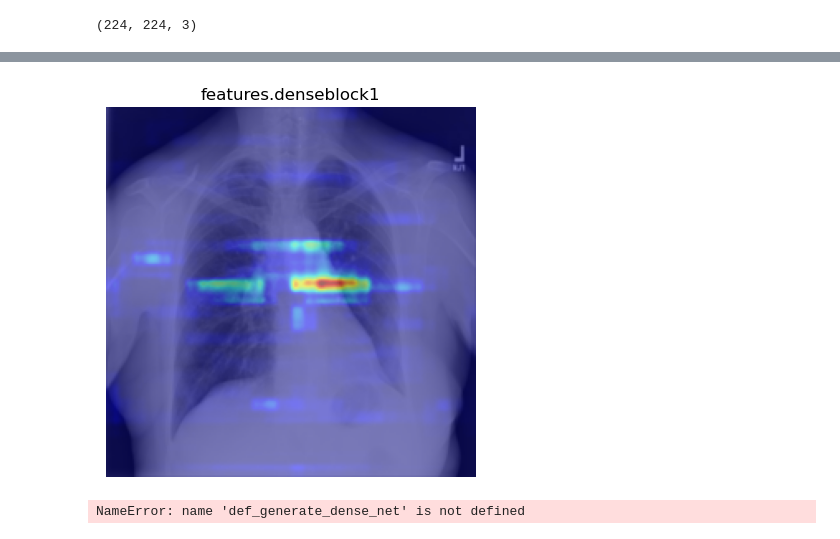
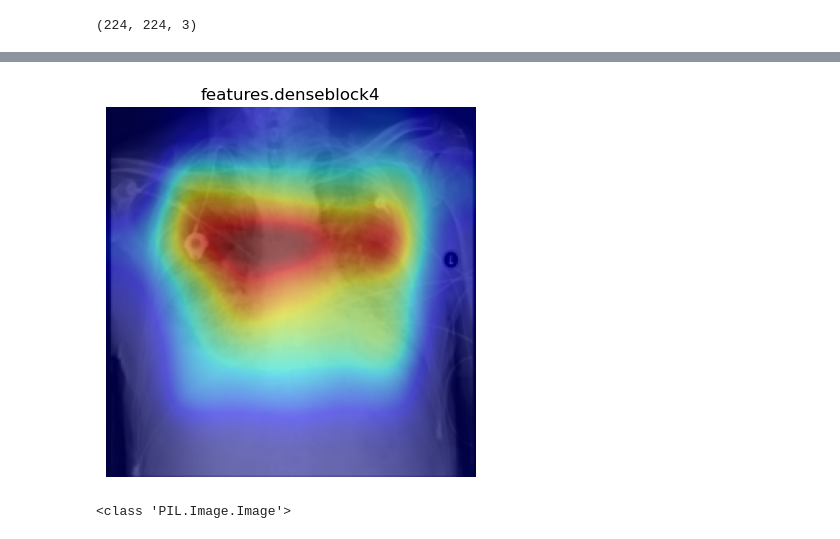
Before and after one commit to codeljs/XAI_project, a Jupyter notebook: pipeline.ipynb, the cells around one changed output, grey strips where cells are left out. Cells and saved outputs as stored; diff of their text form; code cells hidden in the pictures.

```diff
--- a/pipeline.ipynb
+++ b/pipeline.ipynb
@@ -126,7 +113,8 @@ print(sample)
 model = xrv.models.DenseNet(weights="densenet121-res224-all")
 # %%
 # Prepare the image:
-img = skimage.io.imread("/Users/jiashuoli/Desktop/thesis/NIH/images-224/00000013_001.png",as_gray=True)
+nameIndex = "00000061_015"
+img = skimage.io.imread("/Users/jiashuoli/Desktop/thesis/NIH/images-224/"+nameIndex+".png",as_gray=True)
 img = xrv.datasets.normalize(img, 255) # convert 8-bit image to [-1024, 1024] range
 print(img.shape)
 plt.imshow(img, cmap="Greys_r")
@@ -197,7 +185,7 @@ Sequential(
   (norm5): BatchNorm2d(1024, eps=1e-05, momentum=0.1, affine=True, track_running_stats=True)
 )
 # %%
-cam_extractor = LayerCAM(model = model,target_layer=model.features.denseblock1,input_shape=(1,224,224))
+cam_extractor = LayerCAM(model = model,target_layer=model.features.denseblock4,input_shape=(1,224,224))
 # %%
 outputs = model(img_torch.unsqueeze(0)) # or model.features(img[None,...])
 # %%
@@ -248,6 +236,7 @@ plt.imshow(cam_resized)
 # %%
 # read png picture
-img1 = Image.open("/Users/jiashuoli/Desktop/thesis/NIH/images-224/00000023_004.png")
+
+img1 = Image.open("/Users/jiashuoli/Desktop/thesis/NIH/images-224/"+nameIndex+".png")
 
 # convert into numpy ndarray
 img_array = np.array(img1)
@@ -269,16 +263,12 @@ plt.imshow(img_rgb1)
 # %%
 
 # Overlayed on the image
 for name, cam in zip(cam_extractor.target_names, cams):
   result = overlay_mask(to_pil_image(img_rgb1), to_pil_image(cam.squeeze(0), mode='F'), alpha=0.5)
   plt.imshow(result); plt.axis('off'); plt.title(name); plt.show()
+  print(type(result))
+#save the image
+result.save(nameIndex+"_cam.png")
 # %% [output]
-[figure, old version]
+[figure, new version]
+<class 'PIL.Image.Image'>
-# %%
-#this is a code snippet that can generate a pytorch model for a densenet-121
-def generate_dense_net():
-    model = torchvision.models.densenet121(pretrained=True)
-    model.classifier = nn.Sequential(nn.Linear(1024, 14), nn.Sigmoid())
-    return model
-# %% [output]
-NameError: name 'def_generate_dense_net' is not defined
```
Also changed, not shown: parts of 13 cells of this notebook, 24 other files.
